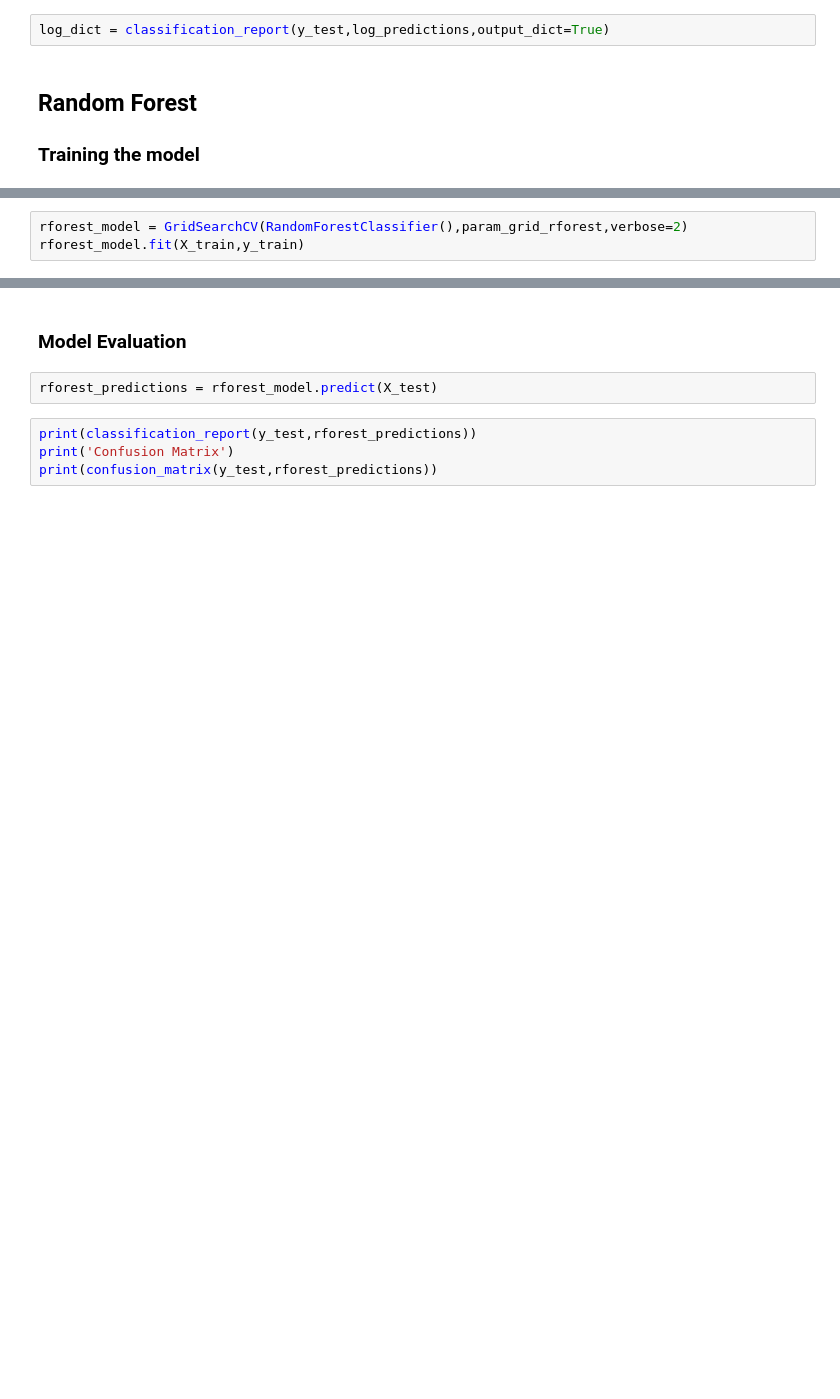
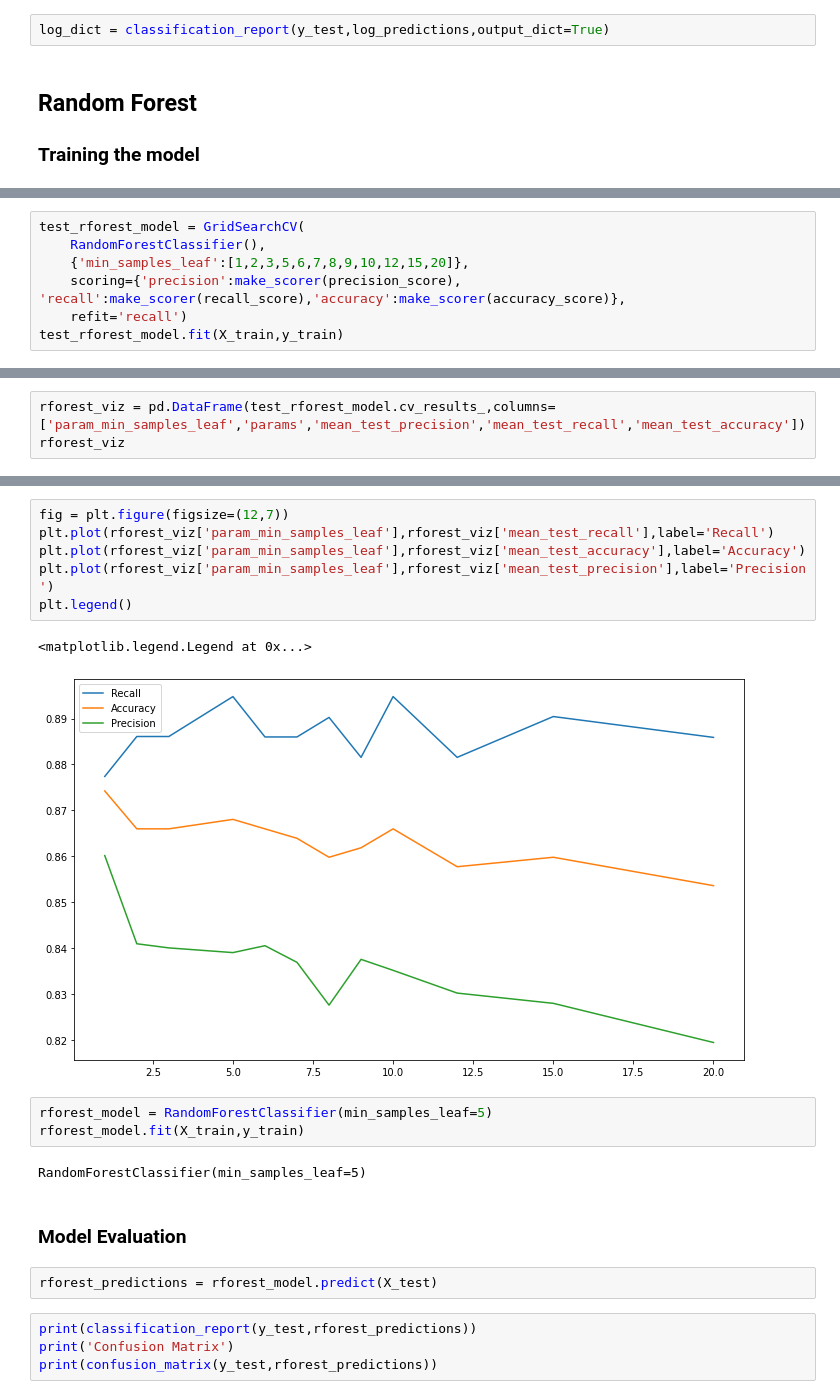
Before and after one commit to danelindiongco/Heart-Disease-Project, a Jupyter notebook: Heart Disease Project.ipynb, the cells around one changed output, grey strips where cells are left out. Saved outputs shown, nothing was run; the diff lists cells and outputs as text; blank space fills up the shorter version.

```diff
--- a/Heart Disease Project.ipynb
+++ b/Heart Disease Project.ipynb
@@ -287,4 +349,8 @@ param_grid_rforest = {'min_samples_leaf':[1,2,3,5,10,15,20]}
 # %%
-rforest_model = GridSearchCV(RandomForestClassifier(),param_grid_rforest,verbose=2)
-rforest_model.fit(X_train,y_train)
+test_rforest_model = GridSearchCV(
+    RandomForestClassifier(),
+    {'min_samples_leaf':[1,2,3,5,6,7,8,9,10,12,15,20]},
+    scoring={'precision':make_scorer(precision_score), 'recall':make_scorer(recall_score),'accuracy':make_scorer(accuracy_score)},
+    refit='recall')
+test_rforest_model.fit(X_train,y_train)
 # %% [output]
@@ -310,0 +364,3 @@ GridSearchCV(estimator=RandomForestClassifier(),
+# %%
+rforest_viz = pd.DataFrame(test_rforest_model.cv_results_,columns=['param_min_samples_leaf','params','mean_test_precision','mean_test_recall','mean_test_accuracy'])
+rforest_viz
@@ -311,3 +381,17 @@ GridSearchCV(estimator=RandomForestClassifier(),
+# %%
+fig = plt.figure(figsize=(12,7))
+plt.plot(rforest_viz['param_min_samples_leaf'],rforest_viz['mean_test_recall'],label='Recall')
+plt.plot(rforest_viz['param_min_samples_leaf'],rforest_viz['mean_test_accuracy'],label='Accuracy')
+plt.plot(rforest_viz['param_min_samples_leaf'],rforest_viz['mean_test_precision'],label='Precision')
+plt.legend()
+# %% [output]
+<matplotlib.legend.Legend at 0x...>
+[figure, added]
+# %%
+rforest_model = RandomForestClassifier(min_samples_leaf=5)
+rforest_model.fit(X_train,y_train)
+# %% [output]
+RandomForestClassifier(min_samples_leaf=5)
 # %% [markdown]
 ### Model Evaluation
 # %%
```
Also changed, not shown: parts of 31 cells of this notebook.
